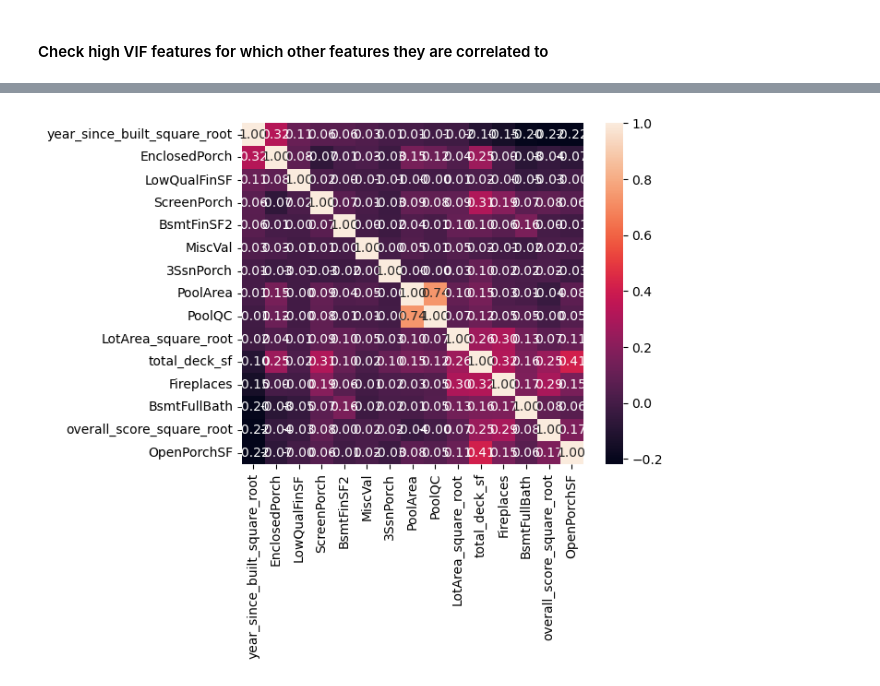
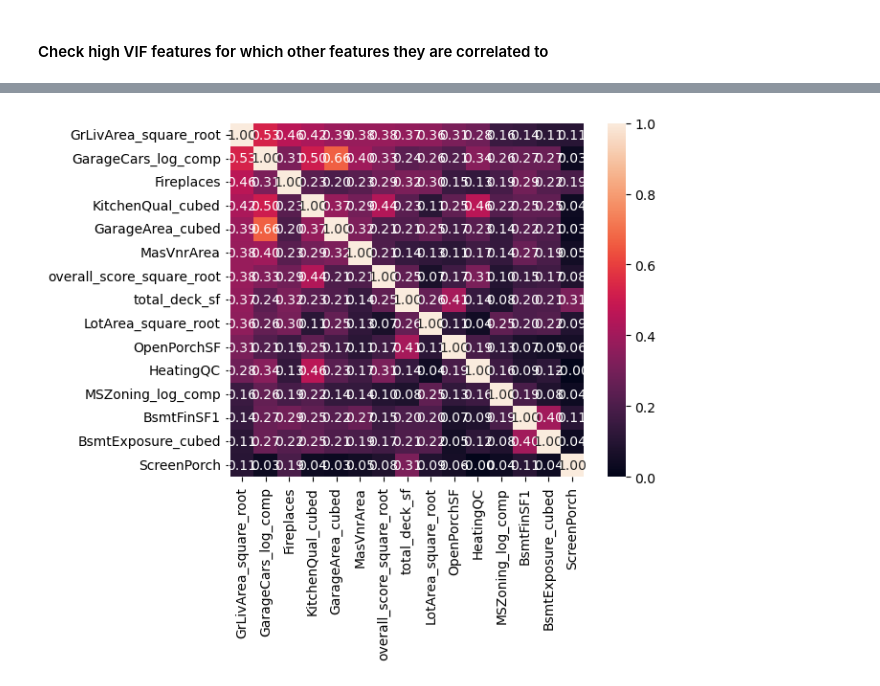
Before and after one commit to nikita-agrawal/Ames-Housing-Analysis, a Jupyter notebook: Hayden/lasso_fin_multicollinearity.ipynb, the cells around one changed output, grey strips where cells are left out. Saved outputs shown, nothing was run; the diff lists cells and outputs as text; code cells hidden in the pictures.

```diff
--- a/Hayden/lasso_fin_multicollinearity.ipynb
+++ b/Hayden/lasso_fin_multicollinearity.ipynb
@@ -71,7 +79,8 @@ drop_col_list = ['PID','SalePrice',
                  'KitchenQual_squared','Street', 'LandSlope',
                  'bsmt_score', 'exter_score','TotRmsAbvGrd',
                  'total_sf_square_root', 'total_high_qual_finished_sf',
-                 'OverallQual_cubed', 'OverallCond','2ndFlrSF','HalfBath',
+                 'OverallQual_cubed',
+                 'OverallCond','2ndFlrSF','HalfBath',
                  'GarageFinish', 'ExterQual', 'Alley', 'BedroomAbvGr',
                  'total_full_bath', 'year_since_remod_square_root', 'year_since_garage',
                  'FireplaceQu', 'KitchenAbvGr', 'BsmtQual', 'PavedDrive',
@@ -200,11 +209,11 @@ vif_data.merge(coef_df,how='left',left_on='features',right_on='features')
 # %%
-corr_feat_pick = 'year_since_built_square_root'
+corr_feat_pick = 'GrLivArea_square_root'
 
 k = 15 #number of variables for heatmap
 cols = df_train.corr().nlargest(k, corr_feat_pick)[corr_feat_pick].index
 cm = np.corrcoef(train[cols].values.T)
 # sns.set(font_scale=1.25)
 hm = sns.heatmap(cm, cbar=True, annot=True, square=True, fmt='.2f', annot_kws={'size': 10}, yticklabels=cols.values, xticklabels=cols.values)
 plt.show()
 # %% [output]
-[figure, old version]
+[figure, new version]
```
Also changed, not shown: parts of 7 cells of this notebook, 7 other files.
